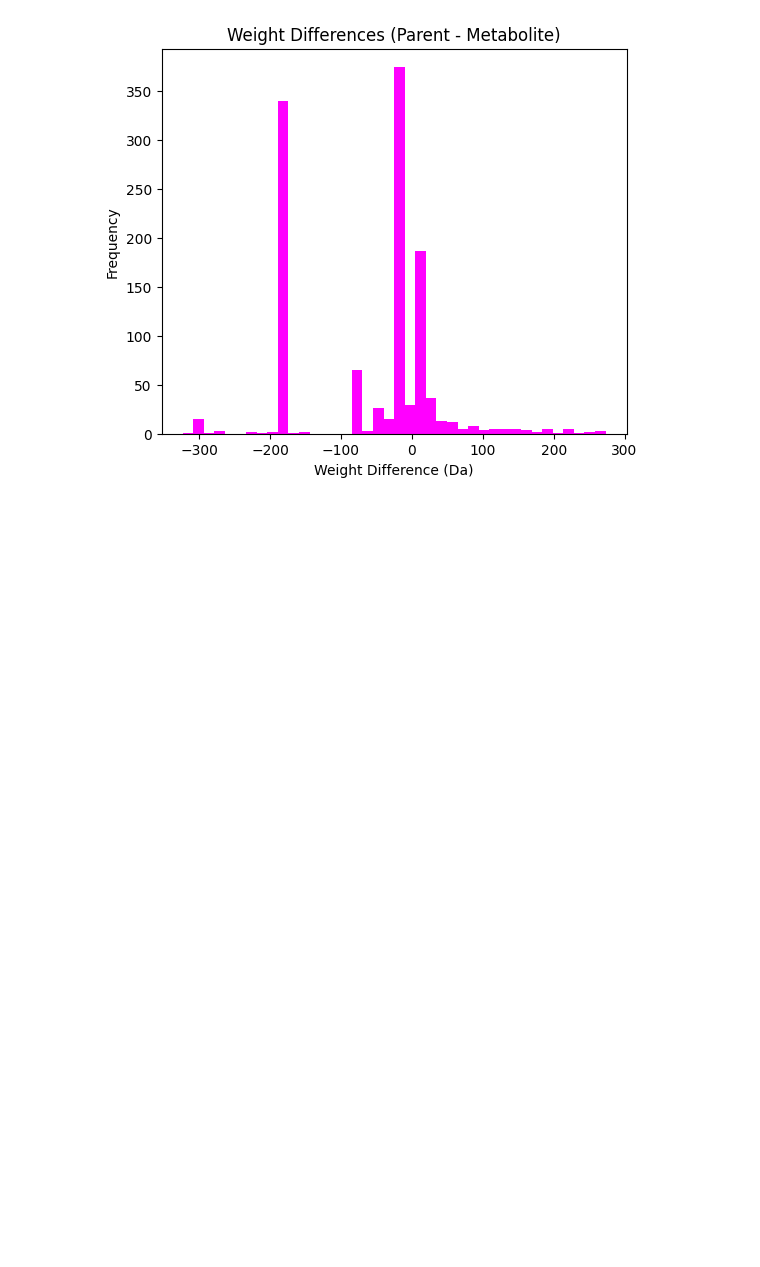
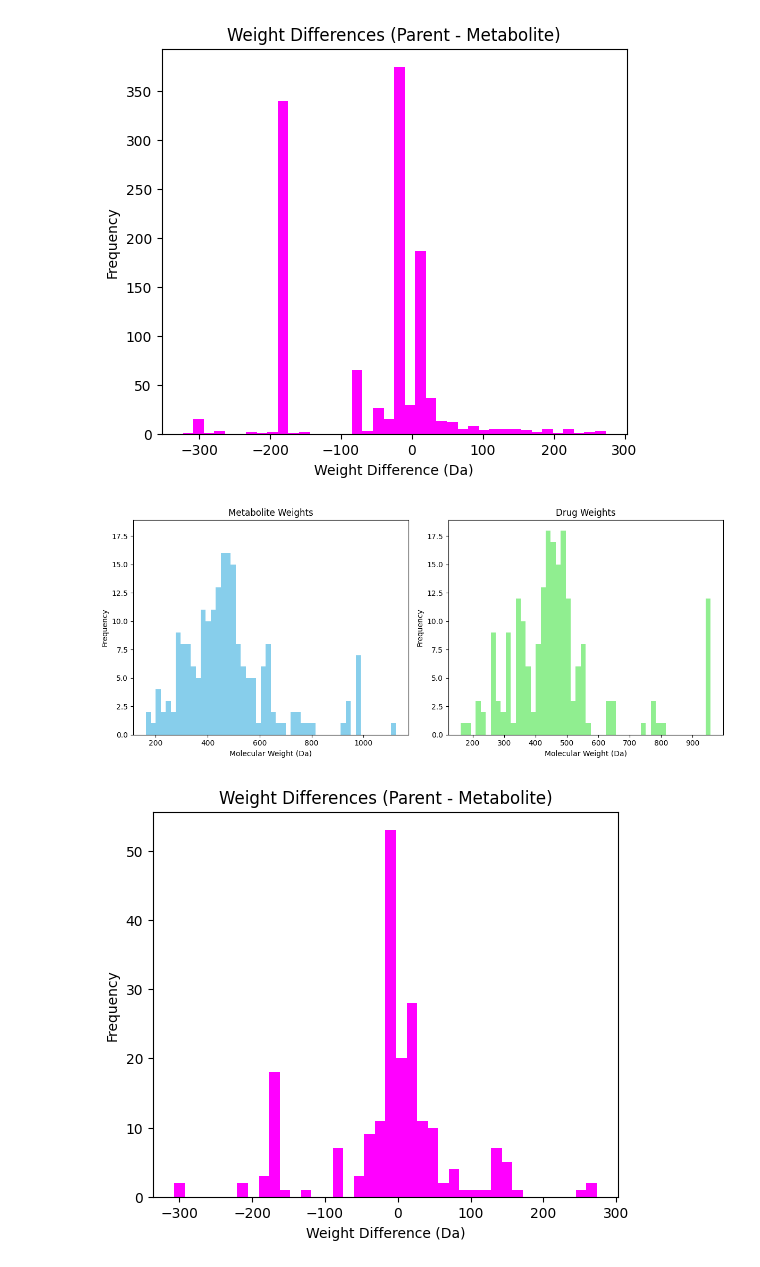
Before and after one commit to tsofiac/LAGOM, a Jupyter notebook: data_analysis/mol_weights_analysis.ipynb, the cells around one changed output. Saved outputs shown, nothing was run; the diff lists cells and outputs as text; code cells hidden in the pictures; blank space fills up the shorter version.

```diff
--- a/data_analysis/mol_weights_analysis.ipynb
+++ b/data_analysis/mol_weights_analysis.ipynb
@@ -99,3 +99,9 @@ molecular_weight_analysis(df)
 # %% [output]
 [figure]
 [figure]
+# %%
+df = pd.read_csv('/projects/cc/se_users/larsson_kbvs588/test/MasterThesis/dataset/curated_data/gloryx_smiles_clean.csv')
+molecular_weight_analysis(df)
+# %% [output]
+[figure, added]
+[figure, added]
```
Also changed, not shown: 17 other files.
